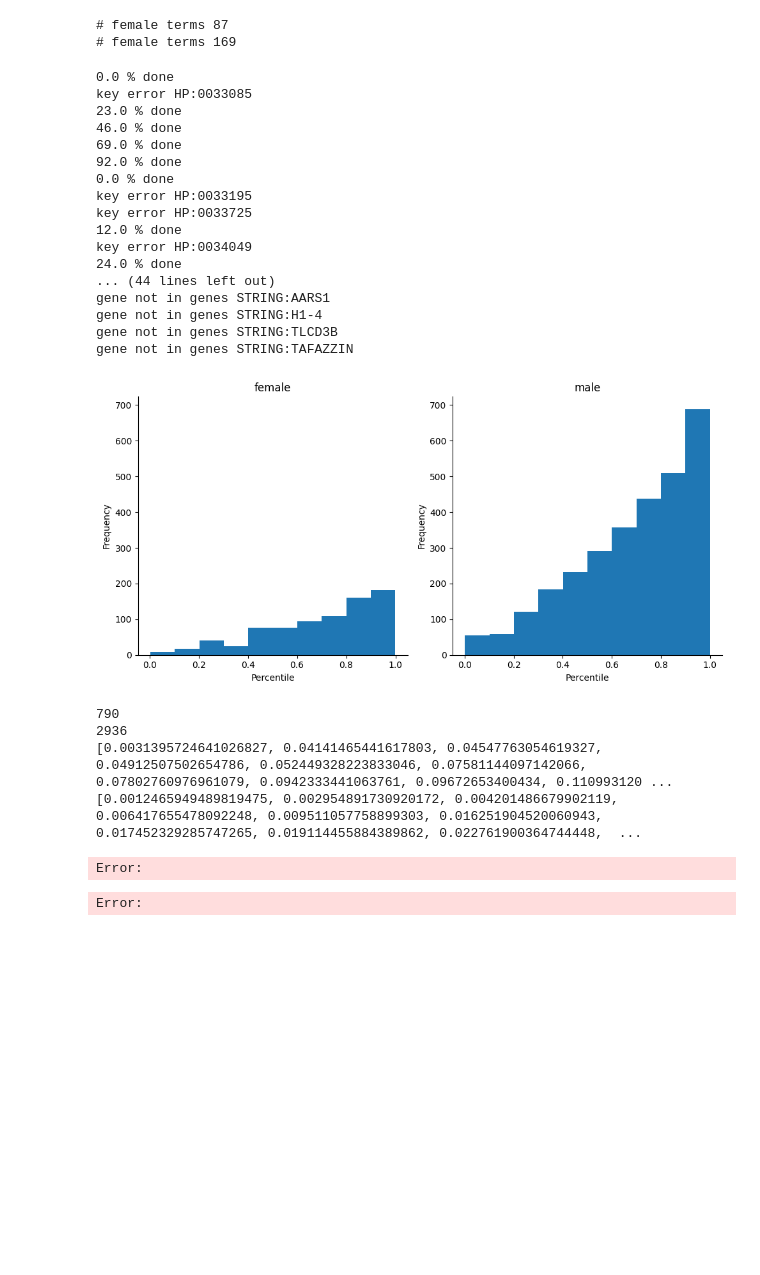
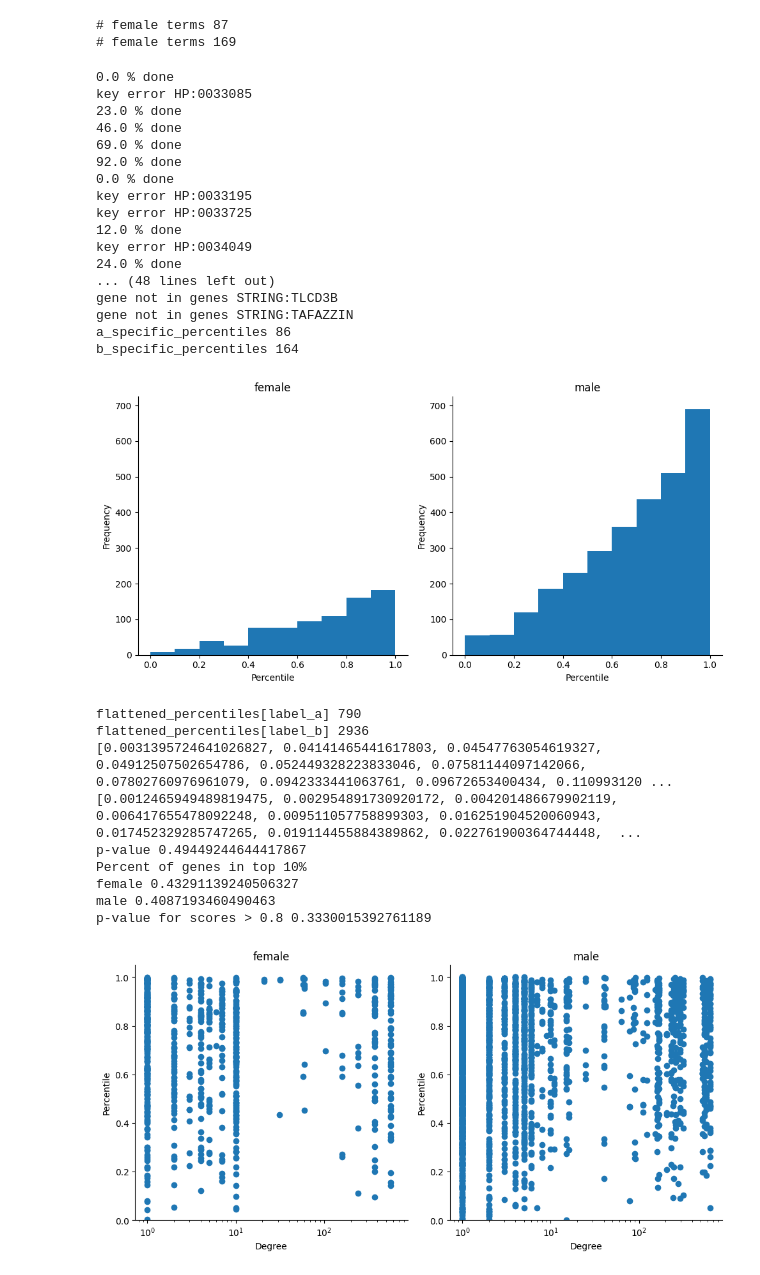
Before and after one commit to MSBradshaw/LinkPrediction, a Jupyter notebook: Experiments/sex_specific_target_prediction.ipynb, the cells around one changed output. Saved outputs shown, nothing was run; the diff lists cells and outputs as text; code cells hidden in the pictures; blank space fills up the shorter version.

```diff
--- a/Experiments/sex_specific_target_prediction.ipynb
+++ b/Experiments/sex_specific_target_prediction.ipynb
@@ -559,40 +421,45 @@ print('# female terms', len(male_annotated_hpos))
 # female terms 87
 # female terms 169
 # %%
-manual_p = two_group_g2p_ranking_test(prefix='annotated',
+annotated_p = two_group_g2p_ranking_test(prefix='annotated',
                             hpos_a=female_annotated_hpos,
                             hpos_b=male_annotated_hpos,
                             label_a='female',
                             label_b='male',
                             data=data,
                             model=model,
                             degs=degs,
                             train_triples=train_triples,
                             test_triples=test_triples,
                             valid_triples=valid_triples,
-                            all_genes=genes)
+                            all_genes=genes,
+                            relation='STRING2HPO')
 # %% [output]
 0.0 % done
 key error HP:0033085
 23.0 % done
 46.0 % done
 69.0 % done
 92.0 % done
 0.0 % done
 key error HP:0033195
 key error HP:0033725
 12.0 % done
 key error HP:0034049
 24.0 % done
-... (44 lines left out)
-gene not in genes STRING:AARS1
-gene not in genes STRING:H1-4
+... (48 lines left out)
 gene not in genes STRING:TLCD3B
 gene not in genes STRING:TAFAZZIN
+a_specific_percentiles 86
+b_specific_percentiles 164
 [figure]
-790
-2936
+flattened_percentiles[label_a] 790
+flattened_percentiles[label_b] 2936
 [0.0031395724641026827, 0.04141465441617803, 0.04547763054619327, 0.04912507502654786, 0.052449328223833046, 0.07581144097142066, 0.07802760976961079, 0.0942333441063761, 0.09672653400434, 0.110993120 ...
 [0.0012465949489819475, 0.002954891730920172, 0.004201486679902119, 0.006417655478092248, 0.009511057758899303, 0.016251904520060943, 0.017452329285747265, 0.019114455884389862, 0.022761900364744448,  ...
+p-value 0.49449244644417867
+Percent of genes in top 10%
+female 0.43291139240506327
+male 0.4087193460490463
+p-value for scores > 0.8 0.3330015392761189
-Error:
-Error:
+[figure, added]
```
Also changed, not shown: parts of 29 cells of this notebook, 9 other files.
